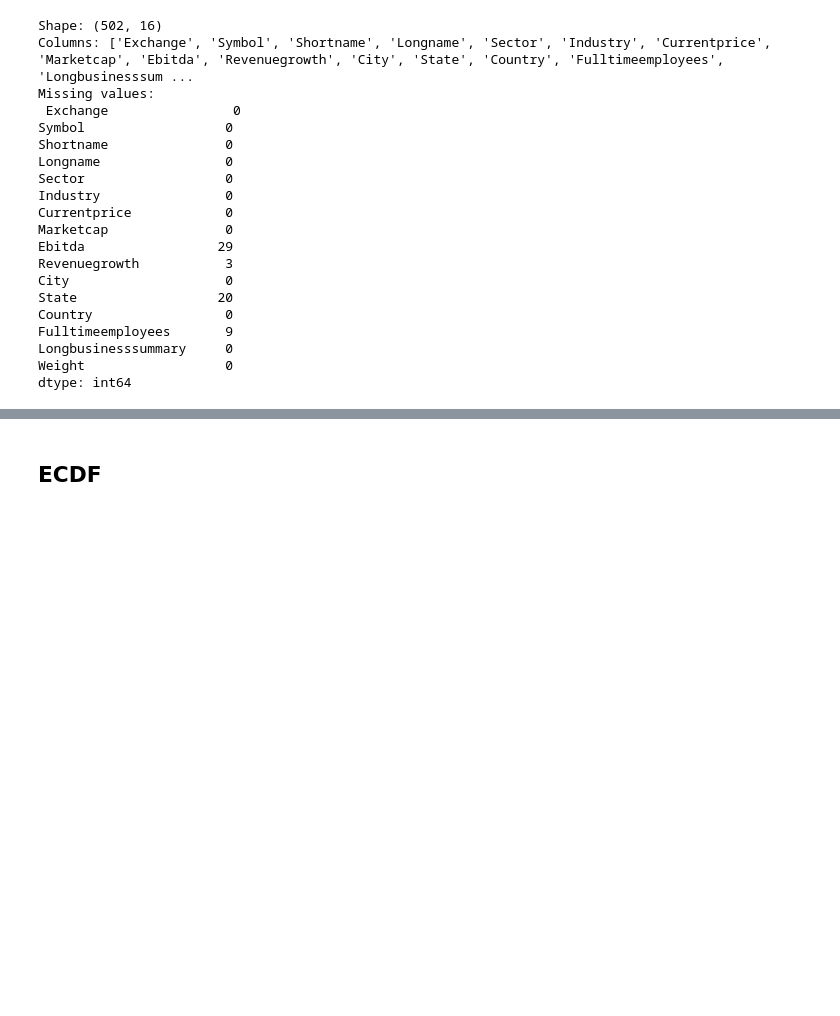
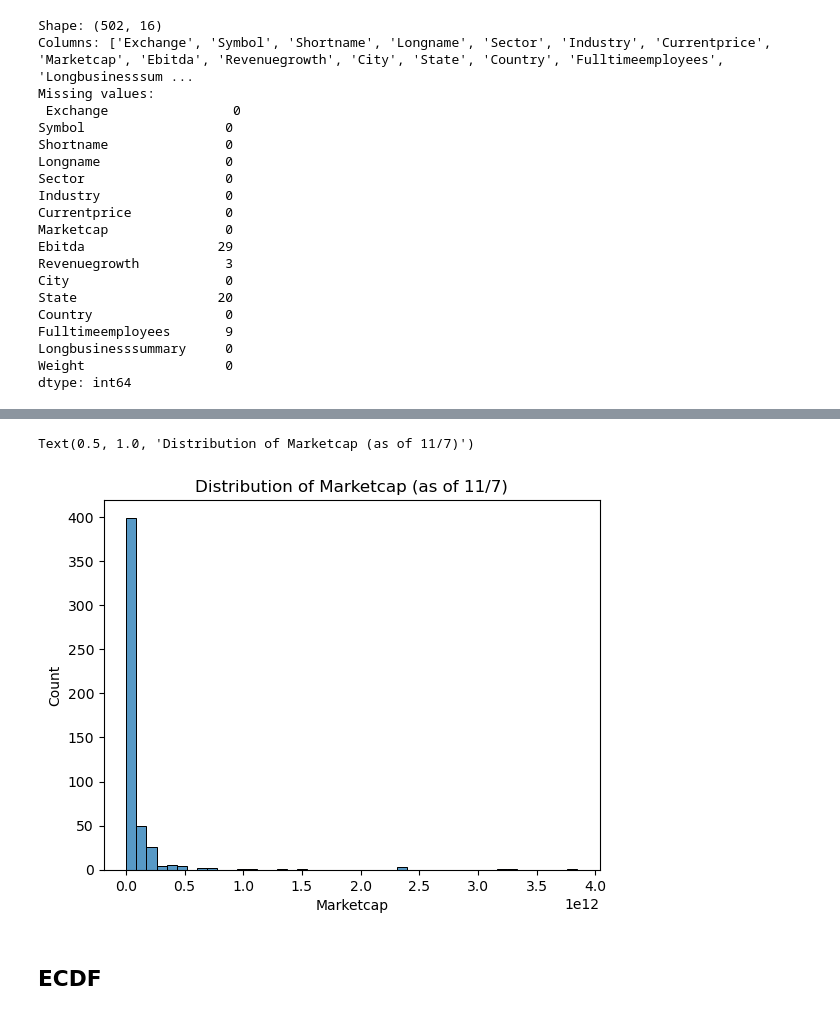
Before and after one commit to jarrett-markman/ds5030_project_1, a Jupyter notebook: code1.ipynb, the cells around one changed output, grey strips where cells are left out. Cells and saved outputs as stored; diff of their text form; code cells hidden in the pictures; blank space fills up the shorter version.

```diff
--- a/code1.ipynb
+++ b/code1.ipynb
@@ -51,3 +58,9 @@ dtype: int64
+# %%
+ax = sns.histplot(df['Marketcap'])
+ax.set_title("Distribution of Marketcap (as of 11/7)")
+# %% [output]
+Text(0.5, 1.0, 'Distribution of Marketcap (as of 11/7)')
+[figure, added]
 # %%
 prices = df['Currentprice'].dropna().to_numpy()
 log_prices = np.log1p(prices)
```
Also changed, not shown: parts of 1 cell of this notebook.
